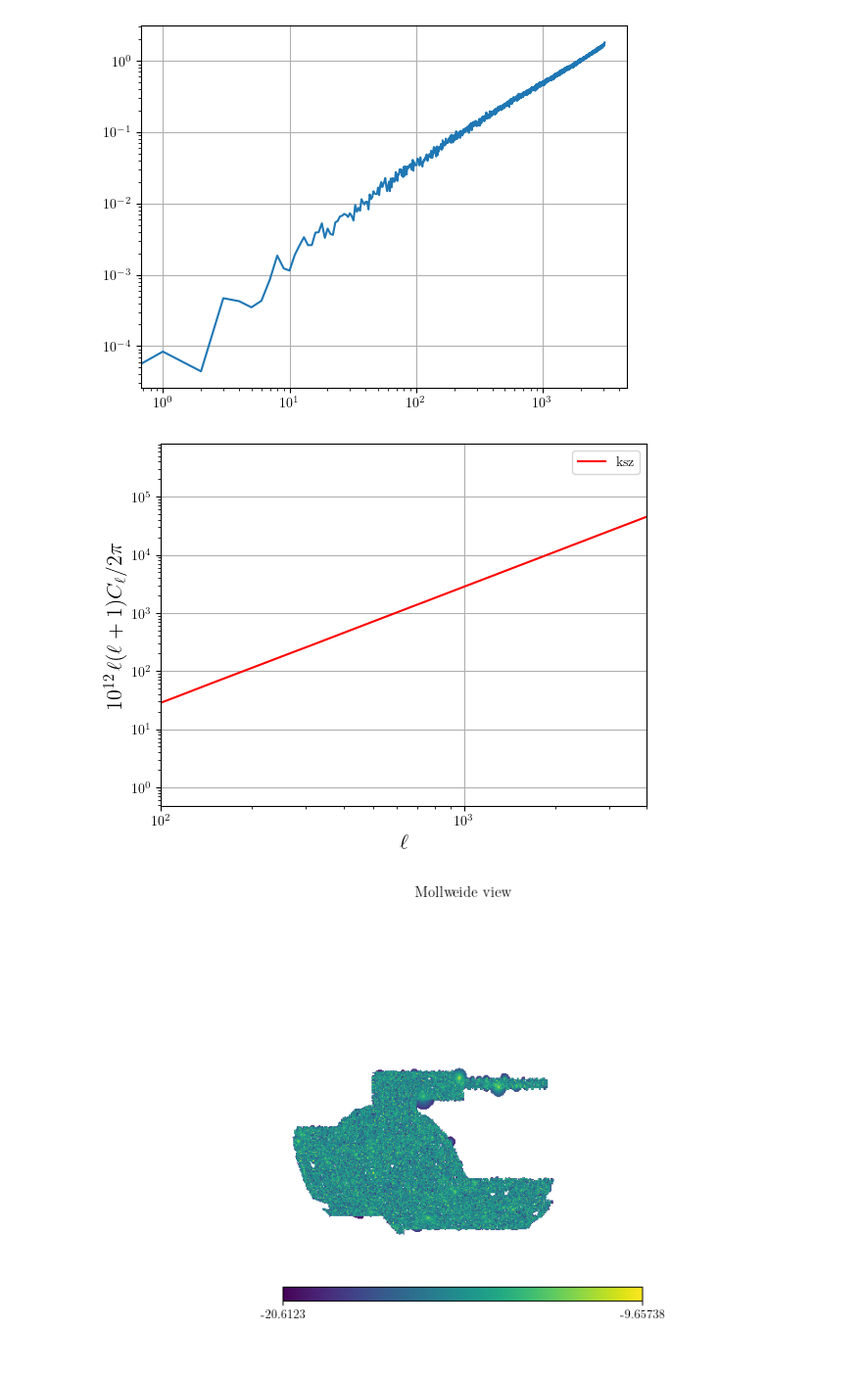
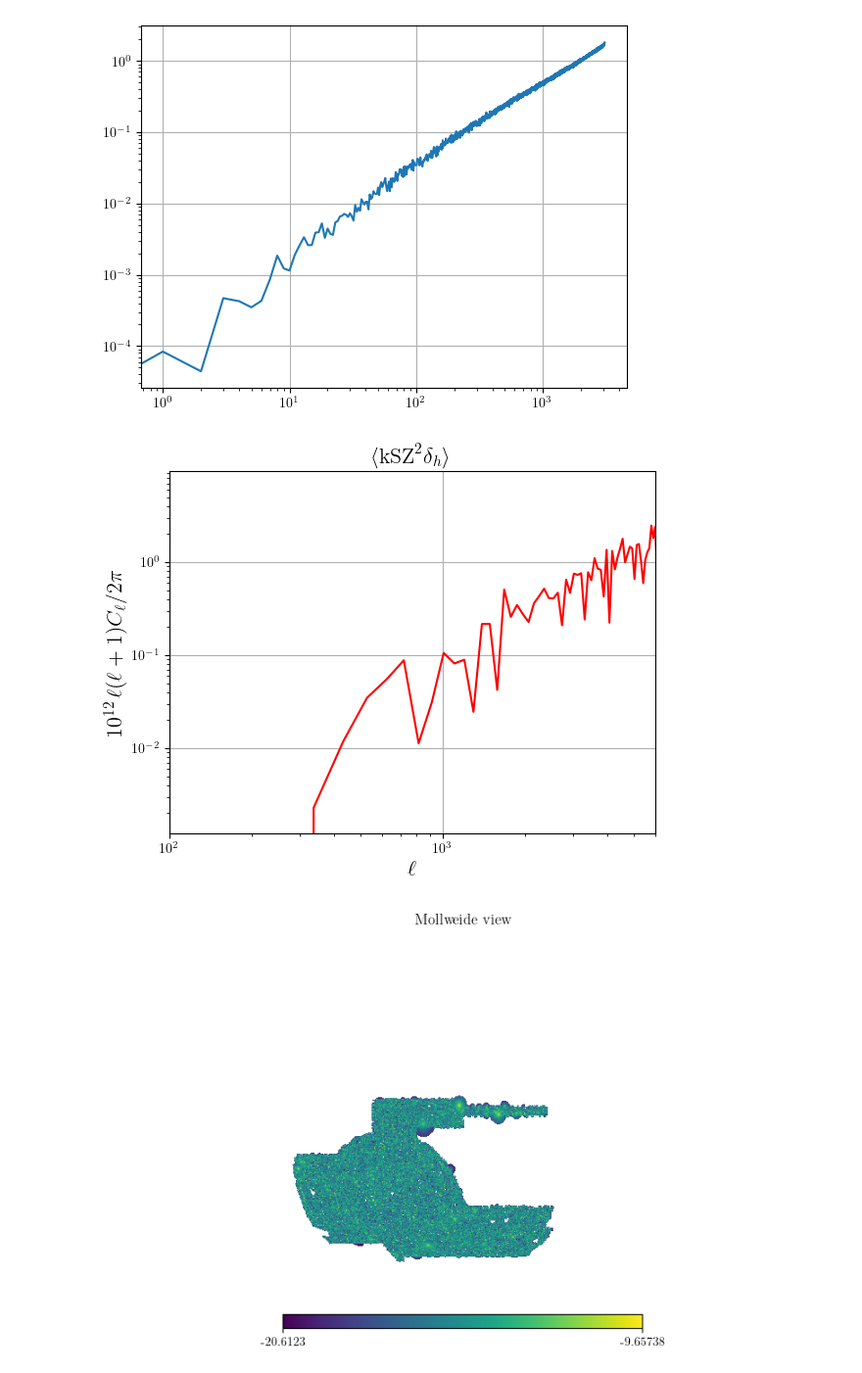
Before and after one commit to shivampcosmo/GODMAX, a Jupyter notebook: notebooks/mock_sz_websky.ipynb, the cells around one changed output. Shown at 98% size. Drawn from its saved outputs; the diff is of its cells as text; code cells hidden in the pictures.

```diff
--- a/notebooks/mock_sz_websky.ipynb
+++ b/notebooks/mock_sz_websky.ipynb
@@ -321,0 +347,13 @@ vlos_all = df[1].data['vrad']
+# %%
+# create a healpy delta_halo map with the ra and dec of halos:
+nside = 4096
+# maph   = np. zeros((hp.nside2npix(nside)))
+#nside = 1024
+maph   = np.zeros((hp.nside2npix(nside)))
+
+# pix = hp.vec2pix(nside, x, y, z)
+pix = hp.ang2pix(nside, ra_all, dec_all, lonlat=True)
+
+weight = 1. #1 for number density, array of size(x) for arbitrary
+np.add.at(maph, pix, weight)
+delta_h = maph/np.mean(maph) - 1
@@ -619,9 +664,9 @@ B12_test = Battaglia_12_16(halo_params_dict, cosmo_params_dict)
 #     z_array = np.linspace(0.0, z, 100)
 # %%
 jax.clear_caches()
-nside = 1024
+nside = 4096
 sdir = '/mnt/home/spandey/ceph/GODMAX/notebooks/mock_gen/maps_websky/'
-save_kszmap_fname = sdir + f'kSZ_sim_B12_testv0_nside_{nside}.pkl'
+save_kszmap_fname = sdir + f'kSZ_sim_B12_testv2_nside_{nside}.pkl'
 # if not os.path.exists(save_kszmap_fname):
 halo_ra, halo_dec = ra_all, dec_all
 halo_z = z_all
@@ -644,8 +689,8 @@ z_all = halo_z
 # vlos_all = np.zeros_like(z_all)
 nsel = len(M_all)
 
-# nh_max = 4e4
-nh_max = 4e5
+nh_max = 4e4
+# nh_max = 4e5
 if nsel > nh_max:
     num_chunks = int(np.ceil(nsel / nh_max))
 else:
@@ -847,28 +918,30 @@ pl.grid()
 import pickle as pk
 mask = np.ones_like(kszmap_test)
 import pymaster as nmt
-f_0 = nmt.NmtField(mask, [kszmap_test])
+f_0 = nmt.NmtField(mask, [kszmap_test**2])
+f_1 = nmt.NmtField(mask, [delta_h])
 # %%
 nside = 4096
-b = nmt.NmtBin.from_nside_linear(nside, 32)
+b = nmt.NmtBin.from_nside_linear(nside, 96)
 
-cl_00 = nmt.compute_full_master(f_0, f_0, b)
+cl_00 = nmt.compute_full_master(f_0, f_1, b)
 ell_arr = b.get_effective_ells()
 # %%
 fac = ell_arr * (ell_arr + 1) / (2 * np.pi)
 pl.figure()
-pl.plot(ell_arr, 1e12 * fac * cl_00[0], 'r-', label='ksz')
+pl.plot(ell_arr, 1e12 * fac * cl_00[0], 'r-')
 # pl.plot(ell_arr, (beam_ell**2) * fac * cl_00[0], 'r-', label='yy')
 pl.loglog()
 pl.grid()
 pl.xlabel('$\\ell$', fontsize=16)
 pl.ylabel('$10^{12} \, \ell (\ell + 1) C_\\ell / 2\pi$', fontsize=16)
-pl.legend(loc='upper right', ncol=2, labelspacing=0.1)
-pl.xlim(100, 4e3)
+# pl.legend(loc='upper right', ncol=2, labelspacing=0.1)
+pl.xlim(100, 6e3)
+pl.title(r'$\langle {\rm kSZ}^2 \delta_h \rangle$', fontsize=16)
 # pl.ylim(1e-2, 3)
 pl.show()
 # %% [output]
-[figure, old version]
+[figure, new version]
 # %%
 import jax.scipy.integrate as jsi
 import jax_cosmo.background as bkgrd
```
Also changed, not shown: parts of 15 cells of this notebook, 2 other files.
